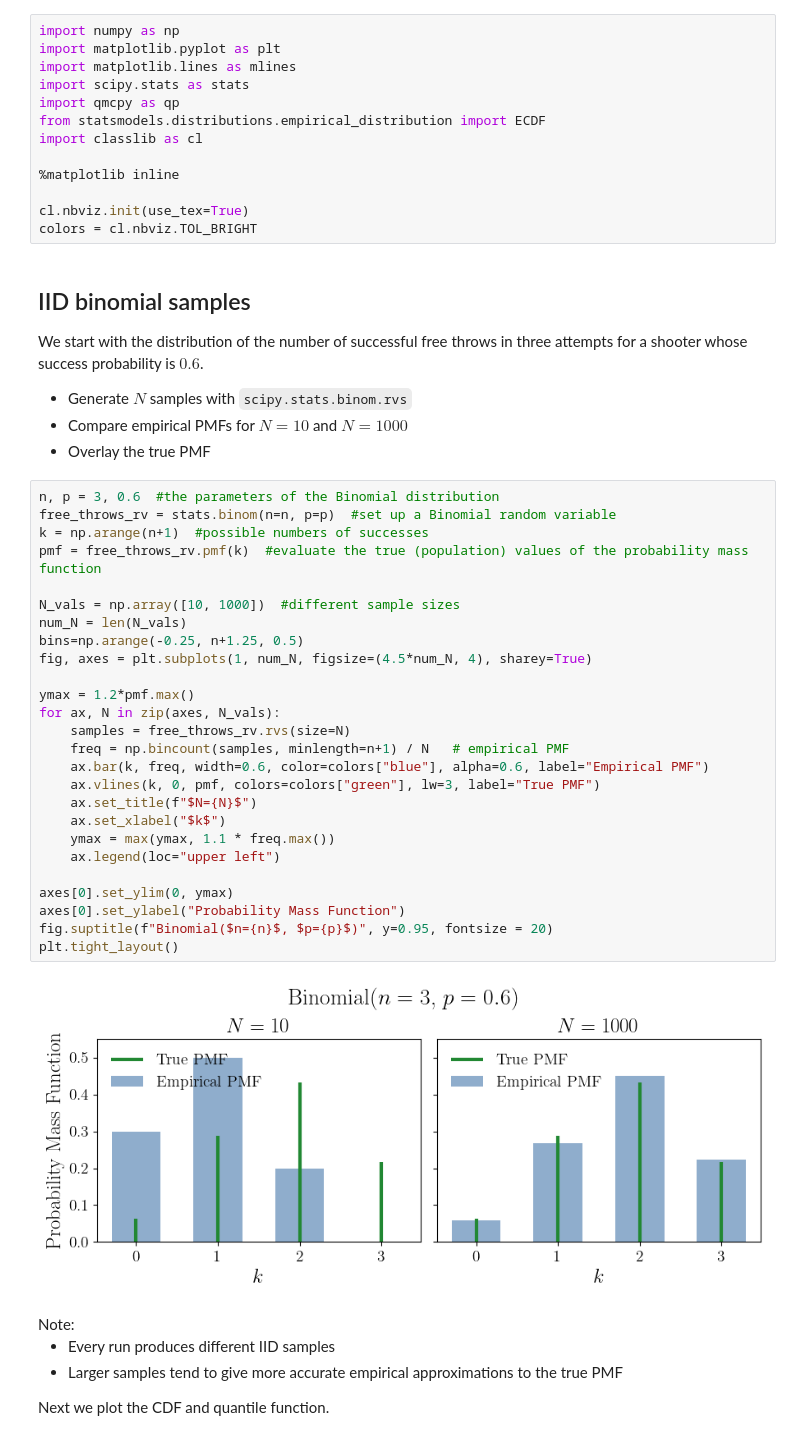
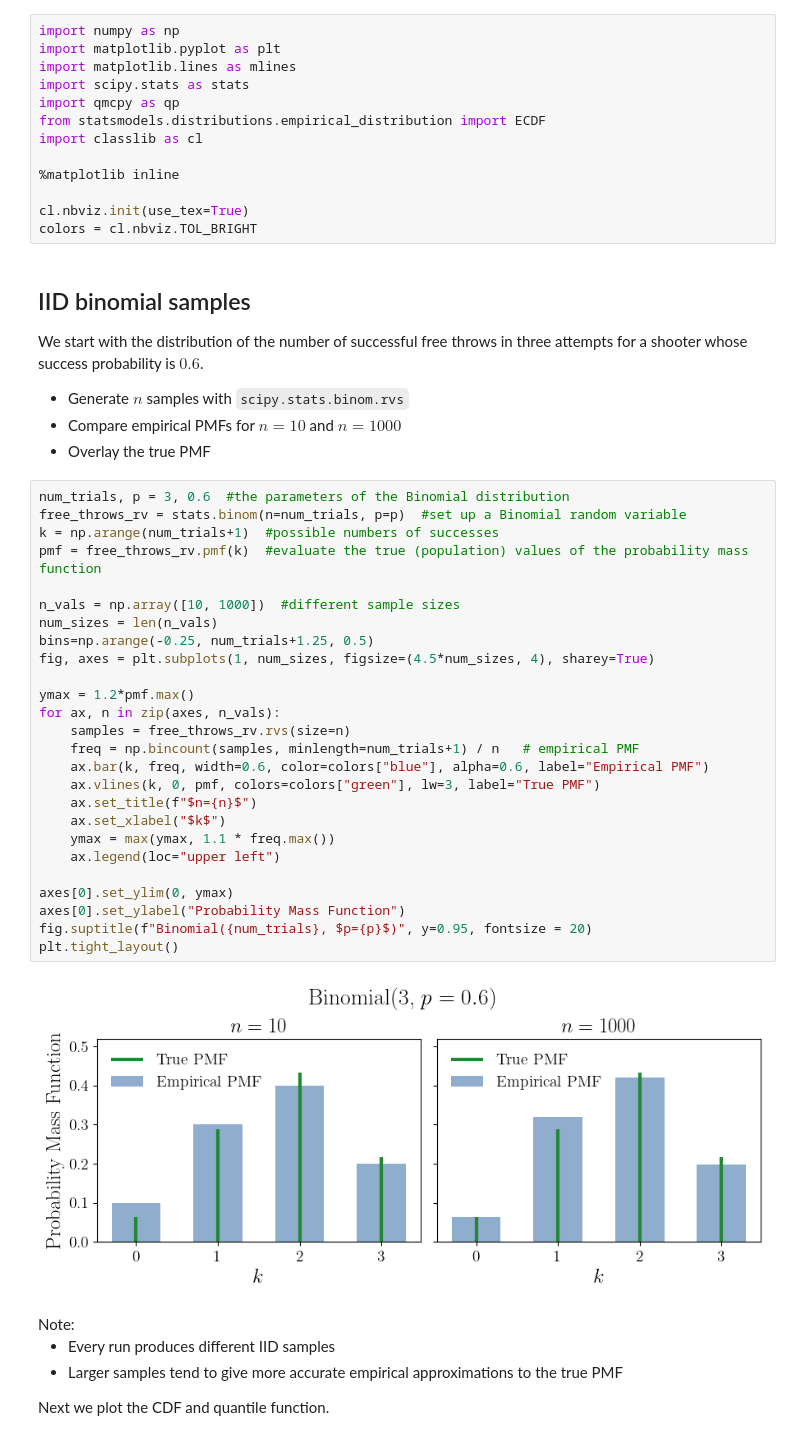
Before and after one commit to fjhickernell/MATH565Fall2026, a Jupyter notebook: notebooks/sampling/GeneratingSamples.ipynb, the cells around one changed output. Drawn from its saved outputs; the diff is of its cells as text.

```diff
--- a/notebooks/sampling/GeneratingSamples.ipynb
+++ b/notebooks/sampling/GeneratingSamples.ipynb
@@ -101,37 +99,37 @@ colors = cl.nbviz.TOL_BRIGHT
 
 We start with the distribution of the number of successful free throws in three attempts for a shooter whose success probability is $0.6$.
 
-- Generate $N$ samples with `scipy.stats.binom.rvs`
-- Compare empirical PMFs for $N=10$ and $N=1000$
+- Generate $n$ samples with `scipy.stats.binom.rvs`
+- Compare empirical PMFs for $n=10$ and $n=1000$
 - Overlay the true PMF
 # %%
-n, p = 3, 0.6  #the parameters of the Binomial distribution
-free_throws_rv = stats.binom(n=n, p=p)  #set up a Binomial random variable
-k = np.arange(n+1)  #possible numbers of successes
+num_trials, p = 3, 0.6  #the parameters of the Binomial distribution
+free_throws_rv = stats.binom(n=num_trials, p=p)  #set up a Binomial random variable
+k = np.arange(num_trials+1)  #possible numbers of successes
 pmf = free_throws_rv.pmf(k)  #evaluate the true (population) values of the probability mass function
 
-N_vals = np.array([10, 1000])  #different sample sizes
-num_N = len(N_vals)
-bins=np.arange(-0.25, n+1.25, 0.5)
-fig, axes = plt.subplots(1, num_N, figsize=(4.5*num_N, 4), sharey=True)
+n_vals = np.array([10, 1000])  #different sample sizes
+num_sizes = len(n_vals)
+bins=np.arange(-0.25, num_trials+1.25, 0.5)
+fig, axes = plt.subplots(1, num_sizes, figsize=(4.5*num_sizes, 4), sharey=True)
 
 ymax = 1.2*pmf.max()
-for ax, N in zip(axes, N_vals):
-    samples = free_throws_rv.rvs(size=N)
-    freq = np.bincount(samples, minlength=n+1) / N   # empirical PMF
+for ax, n in zip(axes, n_vals):
+    samples = free_throws_rv.rvs(size=n)
+    freq = np.bincount(samples, minlength=num_trials+1) / n   # empirical PMF
     ax.bar(k, freq, width=0.6, color=colors["blue"], alpha=0.6, label="Empirical PMF")
     ax.vlines(k, 0, pmf, colors=colors["green"], lw=3, label="True PMF")
-    ax.set_title(f"$N={N}$")
+    ax.set_title(f"$n={n}$")
     ax.set_xlabel("$k$")
     ymax = max(ymax, 1.1 * freq.max())
     ax.legend(loc="upper left")
 
 axes[0].set_ylim(0, ymax)
 axes[0].set_ylabel("Probability Mass Function")
-fig.suptitle(f"Binomial($n={n}$, $p={p}$)", y=0.95, fontsize = 20)
+fig.suptitle(f"Binomial({num_trials}, $p={p}$)", y=0.95, fontsize = 20)
 plt.tight_layout()
 # %% [output]
-[figure, old version]
+[figure, new version]
 # %% [markdown]
 <div class="highlight-note">
 Note:
```
Also changed, not shown: parts of 21 cells of this notebook, 7 other files.
